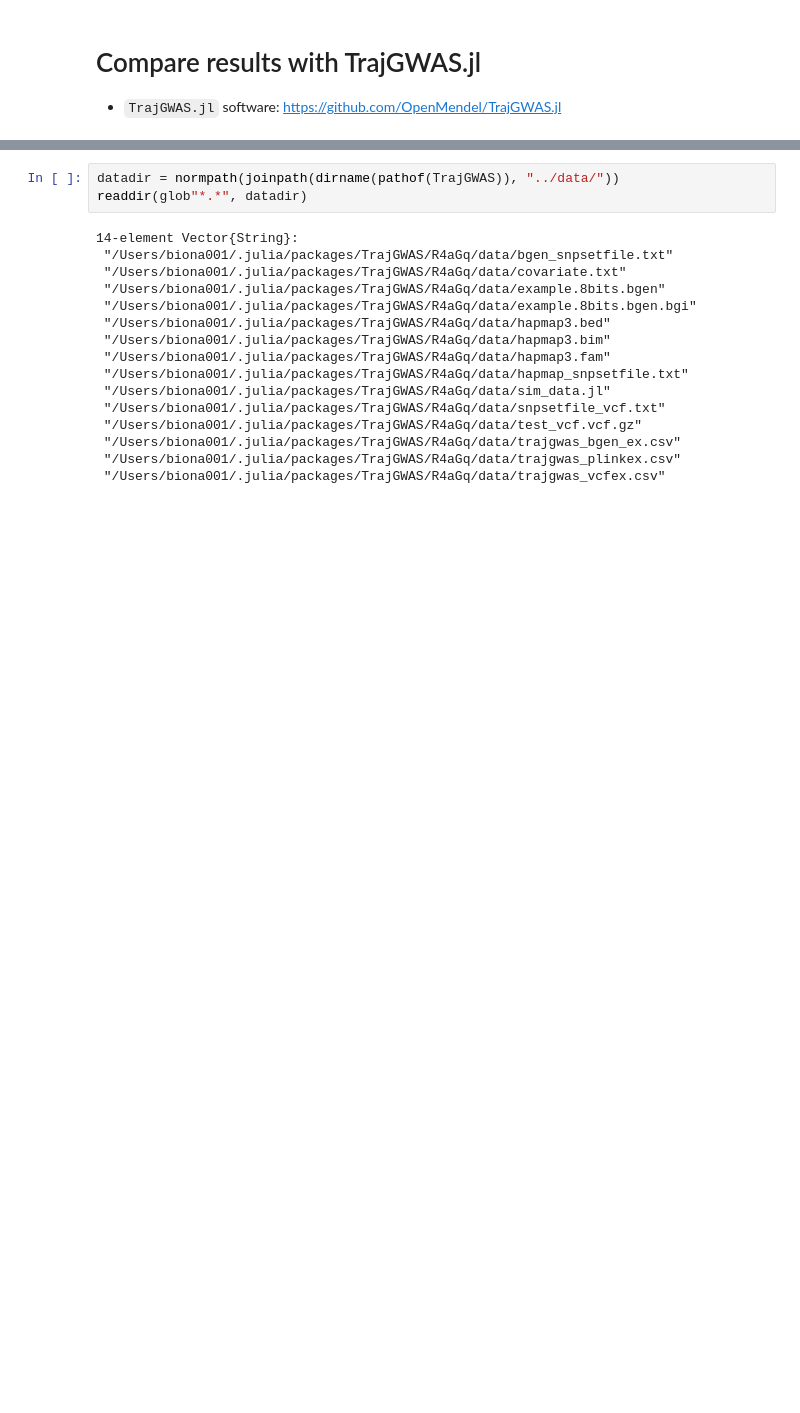
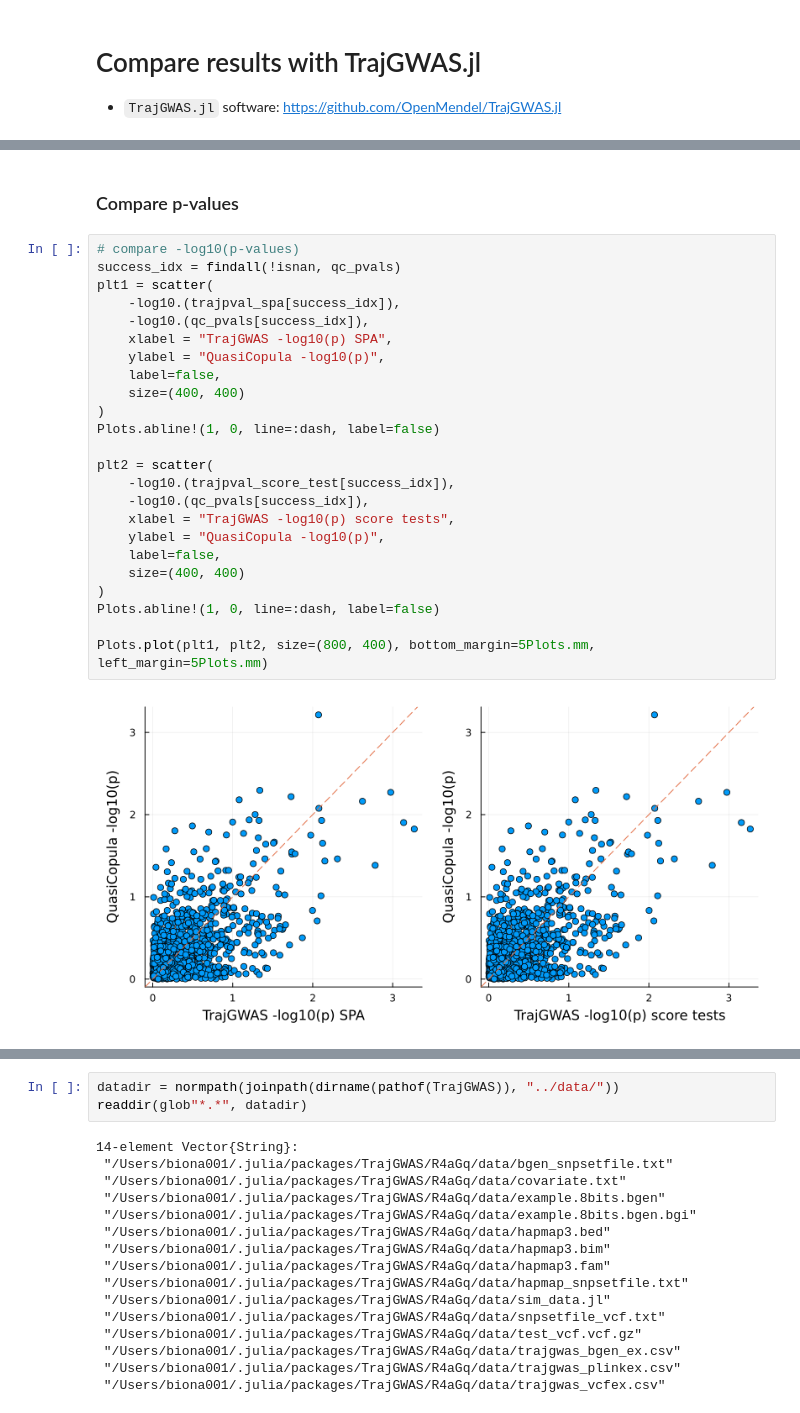
Before and after one commit to OpenMendel/ApproxCopula.jl, a Jupyter notebook: notebooks/longitudinal_gwas_compare_trajGWAS.ipynb, the cells around one changed output, grey strips where cells are left out. Cells and saved outputs as stored; diff of their text form; blank space fills up the shorter version.

Commit message:
add example comparing QC GWAS with trajGWAS

```diff
--- a/notebooks/longitudinal_gwas_compare_trajGWAS.ipynb
+++ b/notebooks/longitudinal_gwas_compare_trajGWAS.ipynb
@@ -25,0 +157,28 @@ Threads.nthreads()
+# %% [markdown]
+### Compare p-values
+# %%
+# compare -log10(p-values)
+success_idx = findall(!isnan, qc_pvals)
+plt1 = scatter(
+    -log10.(trajpval_spa[success_idx]),
+    -log10.(qc_pvals[success_idx]),
+    xlabel = "TrajGWAS -log10(p) SPA",
+    ylabel = "QuasiCopula -log10(p)",
+    label=false,
+    size=(400, 400)
+)
+Plots.abline!(1, 0, line=:dash, label=false)
+
+plt2 = scatter(
+    -log10.(trajpval_score_test[success_idx]),
+    -log10.(qc_pvals[success_idx]),
+    xlabel = "TrajGWAS -log10(p) score tests",
+    ylabel = "QuasiCopula -log10(p)",
+    label=false,
+    size=(400, 400)
+)
+Plots.abline!(1, 0, line=:dash, label=false)
+
+Plots.plot(plt1, plt2, size=(800, 400), bottom_margin=5Plots.mm, left_margin=5Plots.mm)
+# %% [output]
+[figure, added]
```
Also changed, not shown: parts of 26 cells of this notebook, 1 other file.
